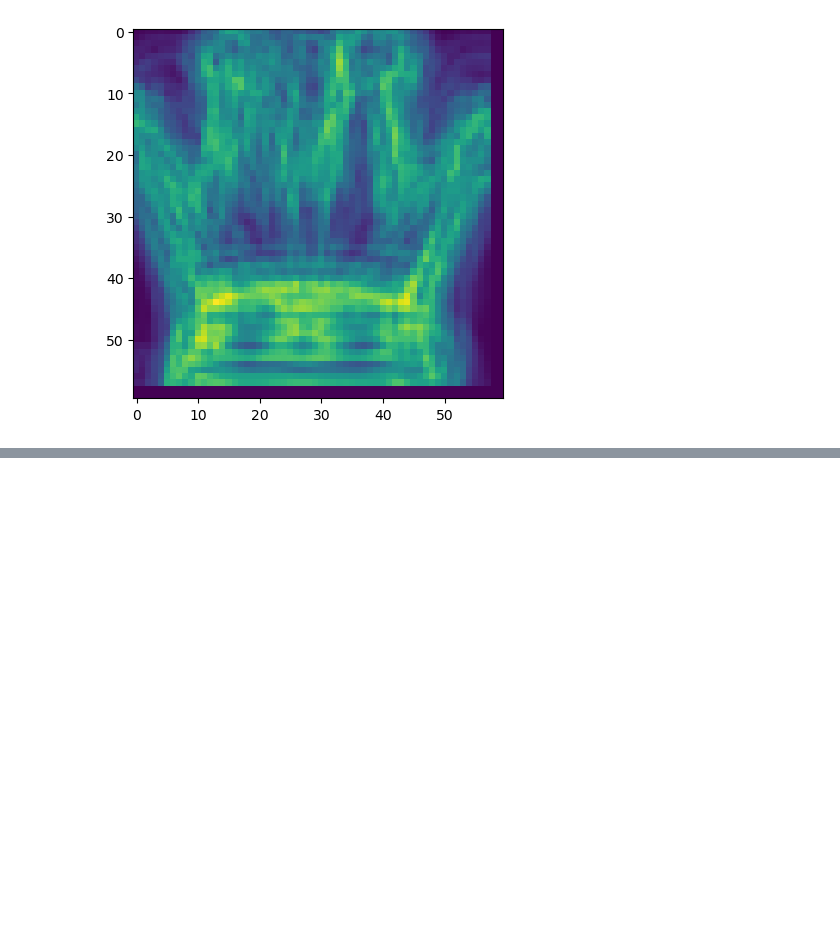
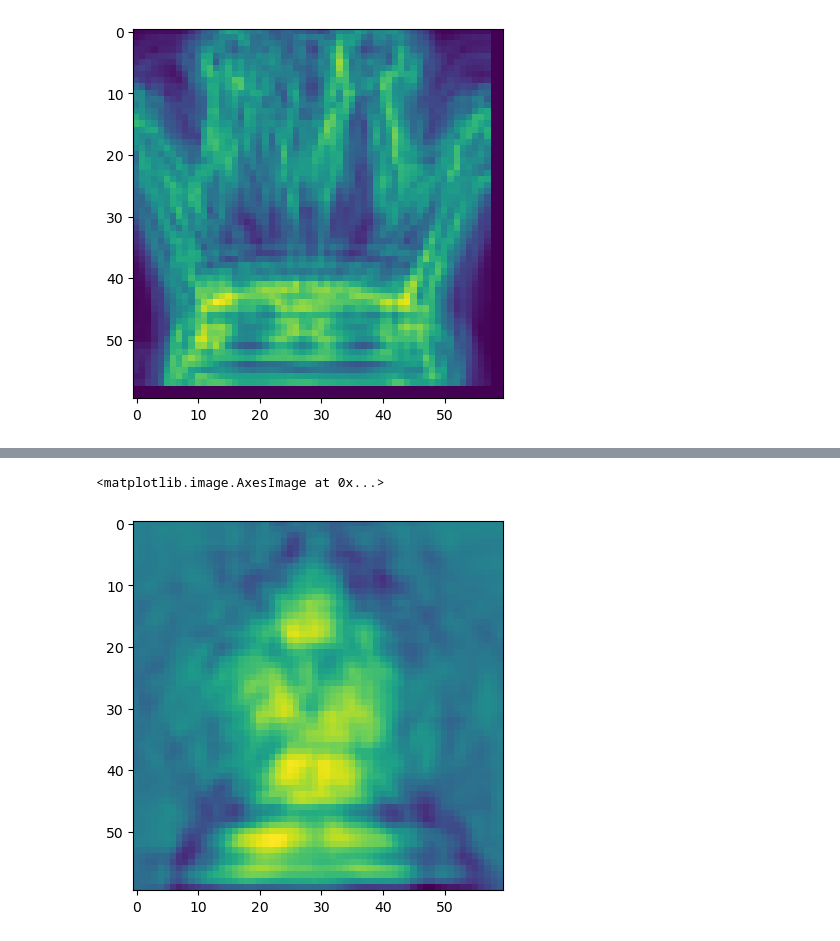
Before and after one commit to JoeErazo/chessboard-analyzer, a Jupyter notebook: prep_train_test.ipynb, the cells around one changed output, grey strips where cells are left out. Saved outputs shown, nothing was run; the diff lists cells and outputs as text; code cells hidden in the pictures; blank space fills up the shorter version.

```diff
--- a/prep_train_test.ipynb
+++ b/prep_train_test.ipynb
@@ -596,0 +692,5 @@ print(np.sum(predictions == y_train) / len(y_train))
+# %%
+plt.imshow(avg_img_w)
+# %% [output]
+<matplotlib.image.AxesImage at 0x...>
+[figure, added]
```
Also changed, not shown: parts of 29 cells of this notebook, 17 other files.
